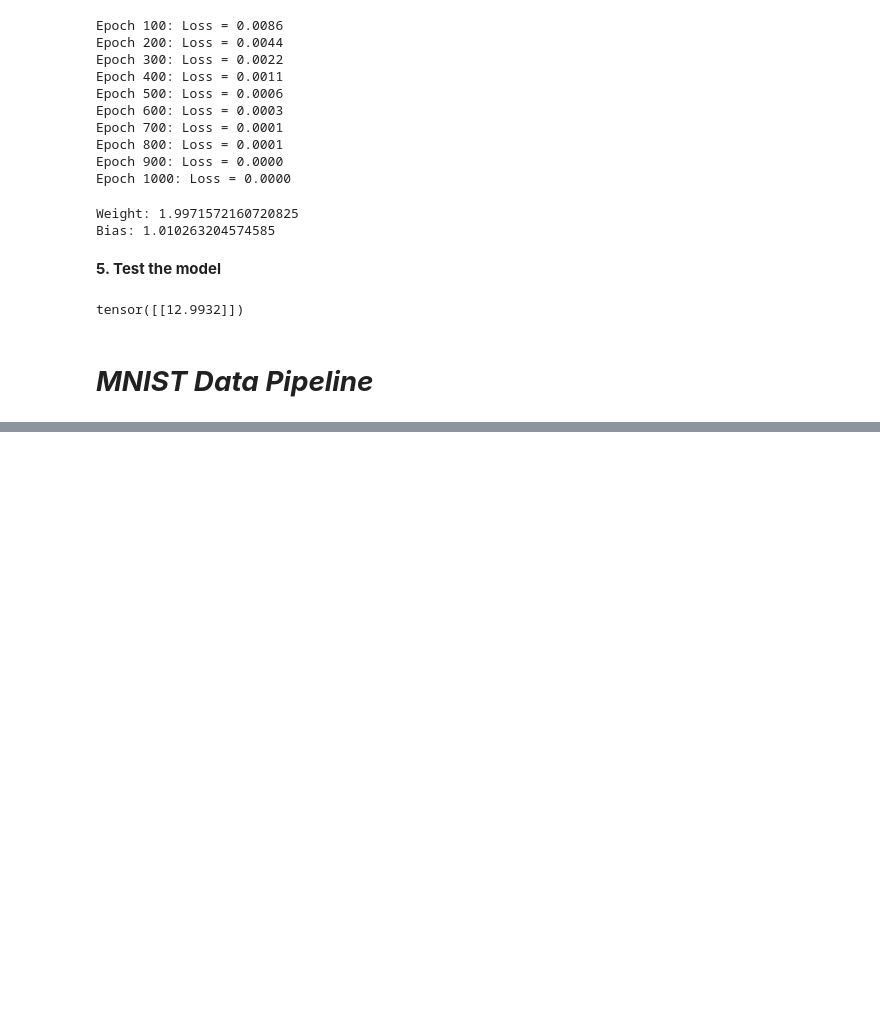
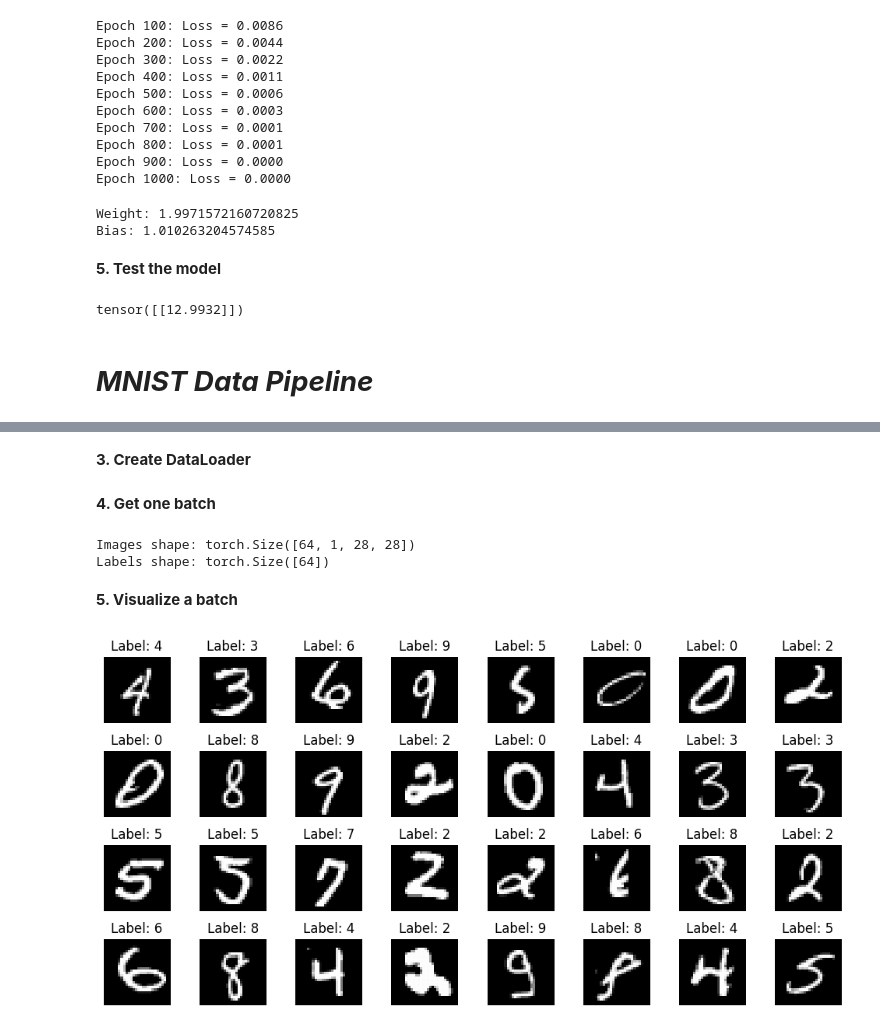
Before and after one commit to ZataraHere/Basic-Neural-Networks, a Jupyter notebook: Pytorch_basics.ipynb, the cells around one changed output, grey strips where cells are left out. Saved outputs shown, nothing was run; the diff lists cells and outputs as text; code cells hidden in the pictures; blank space fills up the shorter version.

```diff
--- a/Pytorch_basics.ipynb
+++ b/Pytorch_basics.ipynb
@@ -398,0 +401,7 @@ import matplotlib.pyplot as plt
+# %%
+transform = transforms.Compose([
+    transforms.ToTensor(),
+    transforms.Normalize((0.1307,), (0.3081,))
+])
+# Provides image preprocessing operations.
+# Compose lets us combine multiple transformations.
@@ -398,0 +410,42 @@ import matplotlib.pyplot as plt
+# %%
+train_dataset = datasets.MNIST(
+    root="./data",
+    train=True,
+    download=True,
+    transform=transform
+)
+# %% [markdown]
+**3. Create DataLoader**
+# %%
+train_loader = DataLoader(
+    train_dataset,
+    batch_size=64,
+    shuffle=True
+)
+# %% [markdown]
+**4. Get one batch**
+# %%
+images, labels = next(iter(train_loader))
+
+print("Images shape:", images.shape)
+print("Labels shape:", labels.shape)
+# %% [output]
+Images shape: torch.Size([64, 1, 28, 28])
+Labels shape: torch.Size([64])
+# %% [markdown]
+**5. Visualize a batch**
+# %%
+fig, axes = plt.subplots(4, 8, figsize=(10, 5))
+
+for i, ax in enumerate(axes.flat):
+    # Undo normalization for visualization
+    image = images[i] * 0.3081 + 0.1307
+
+    ax.imshow(image.squeeze(), cmap="gray")
+    ax.set_title(f"Label: {labels[i].item()}")
+    ax.axis("off")
+
+plt.tight_layout()
+plt.show()
+# %% [output]
+[figure, added]
```
Also changed, not shown: parts of 3 cells of this notebook.
